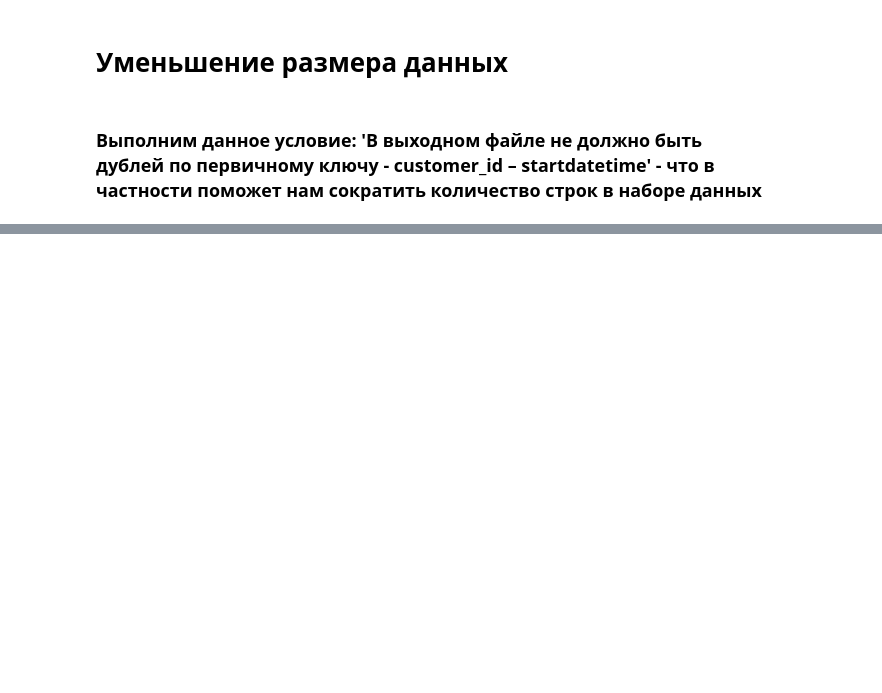
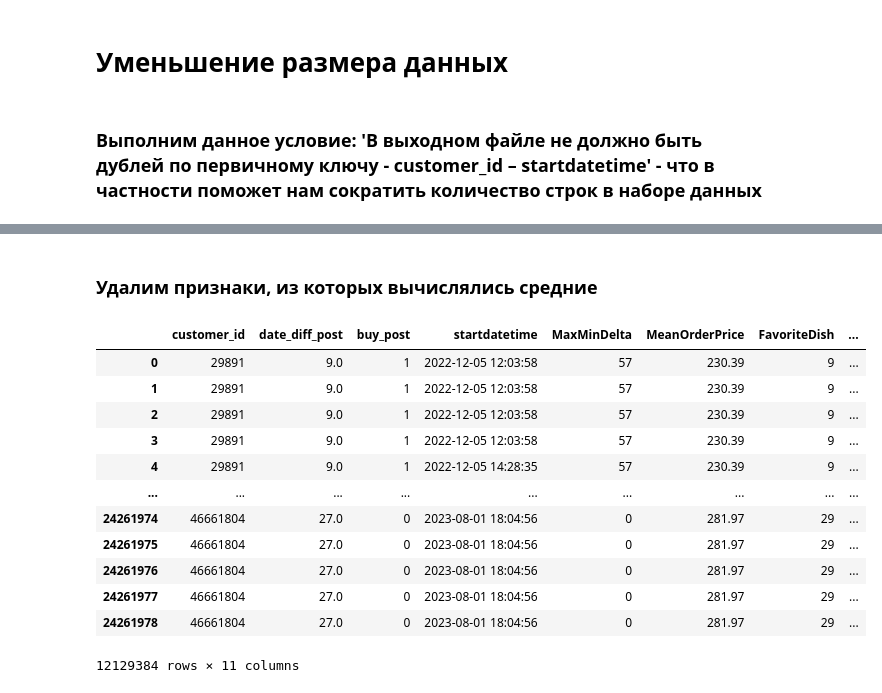
Before and after one commit to Jeyd0n/BurgerKingCase, a Jupyter notebook: notebooks/DA.ipynb, the cells around one changed output, grey strips where cells are left out. Saved outputs shown, nothing was run; the diff lists cells and outputs as text; code cells hidden in the pictures; blank space fills up the shorter version.

```diff
--- a/notebooks/DA.ipynb
+++ b/notebooks/DA.ipynb
@@ -349,0 +430,27 @@ train.to_csv('../data/processed/train.csv', index=False)
+# %%
+is_food_court_dict = {
+    0: 0,
+    1: 0,
+    2: 1,
+    3: 0,
+    4: 1,
+    5: 0,
+    6: 0,
+    7: 0,
+    8: 0
+}
+
+is_toilet_dict = {
+    0: 1,
+    1: 1,
+    2: 0,
+    3: 0,
+    4: 1,
+    5: 0,
+    6: 1,
+    7: 0,
+    8: 0
+}
+# %%
+train['is_food_court'] = train['MostVisitedFormat'].replace(is_food_court_dict)
+train['is_toilet'] = train['MostVisitedFormat'].replace(is_toilet_dict)
@@ -349,0 +473,18 @@ train.to_csv('../data/processed/train.csv', index=False)
+# %% [markdown]
+### Удалим признаки, из которых вычислялись средние
+# %%
+train.drop(['format_name', 'OrderPrice', 'hour', 'minute', 'ownareaall_sqm'], axis=1)
+# %% [output]
+|  | customer_id | date_diff_post | buy_post | startdatetime | MaxMinDelta | MeanOrderPrice | FavoriteDish | ... |
+| 0 | 29891 | 9.0 | 1 | 2022-12-05 12:03:58 | 57 | 230.39 | 9 | ... |
+| 1 | 29891 | 9.0 | 1 | 2022-12-05 12:03:58 | 57 | 230.39 | 9 | ... |
+| 2 | 29891 | 9.0 | 1 | 2022-12-05 12:03:58 | 57 | 230.39 | 9 | ... |
+| 3 | 29891 | 9.0 | 1 | 2022-12-05 12:03:58 | 57 | 230.39 | 9 | ... |
+| 4 | 29891 | 9.0 | 1 | 2022-12-05 14:28:35 | 57 | 230.39 | 9 | ... |
+| ... | ... | ... | ... | ... | ... | ... | ... | ... |
+| 24261974 | 46661804 | 27.0 | 0 | 2023-08-01 18:04:56 | 0 | 281.97 | 29 | ... |
+| 24261975 | 46661804 | 27.0 | 0 | 2023-08-01 18:04:56 | 0 | 281.97 | 29 | ... |
+| 24261976 | 46661804 | 27.0 | 0 | 2023-08-01 18:04:56 | 0 | 281.97 | 29 | ... |
+| 24261977 | 46661804 | 27.0 | 0 | 2023-08-01 18:04:56 | 0 | 281.97 | 29 | ... |
+| 24261978 | 46661804 | 27.0 | 0 | 2023-08-01 18:04:56 | 0 | 281.97 | 29 | ... |
+12129384 rows × 11 columns
```
Also changed, not shown: parts of 19 cells of this notebook, 12 other files.
